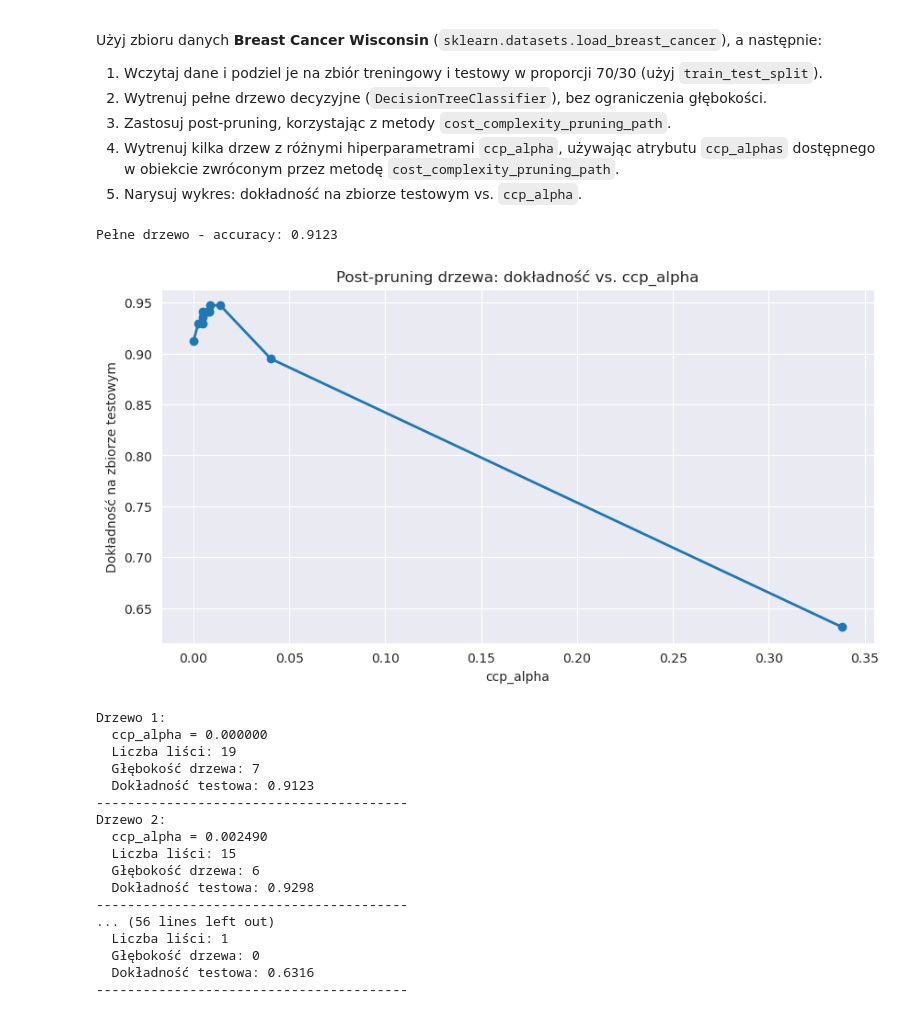
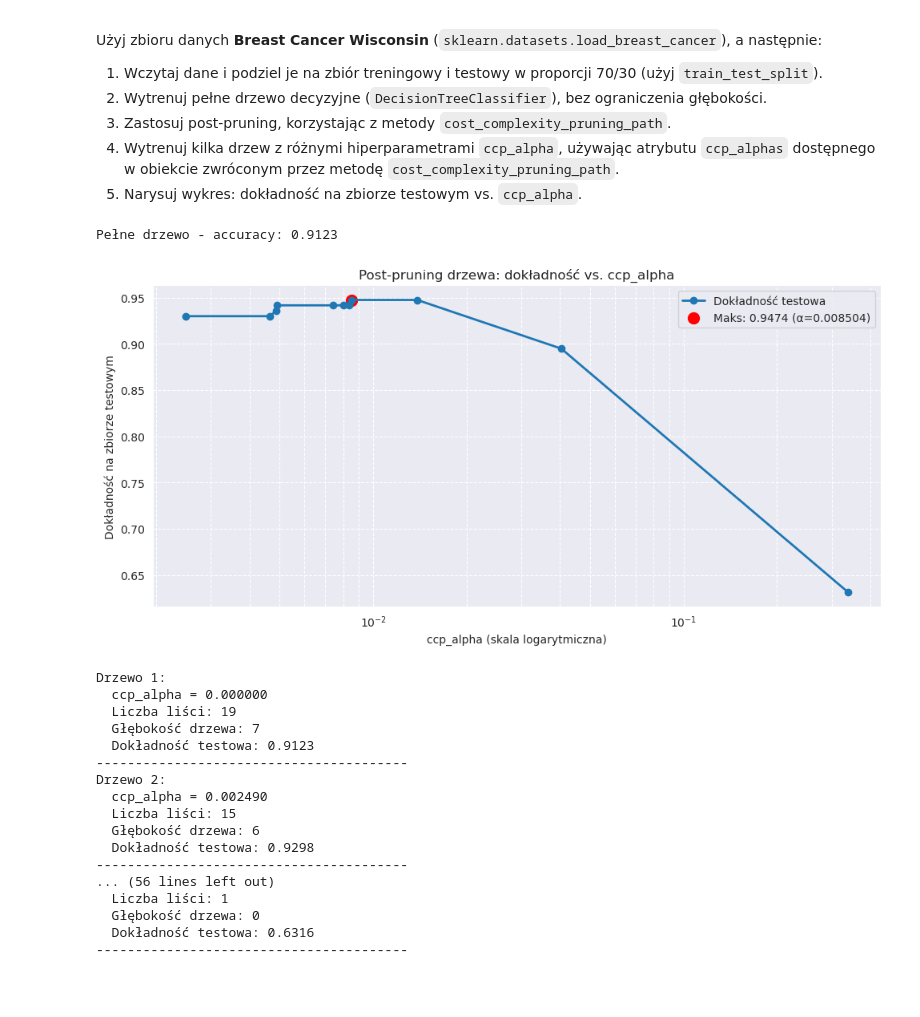
Before and after one commit to FBI223/PSI_BACA, a Jupyter notebook: notebooki/AD_Z9.ipynb, the cells around one changed output. Drawn from its saved outputs; the diff is of its cells as text; code cells hidden in the pictures; blank space fills up the shorter version.

```diff
--- a/notebooki/AD_Z9.ipynb
+++ b/notebooki/AD_Z9.ipynb
@@ -365,37 +365,76 @@ for alpha in ccp_alphas:
     clfs.append(clf)
 
 test_scores = [accuracy_score(y_test, clf.predict(X_test)) for clf in clfs]
 
+
+
+
+
+
+# Filtruj wartości > 0
+ccp_alphas_nonzero = np.array(ccp_alphas)[1:]
+test_scores_nonzero = test_scores[1:]
+
+best_index = np.argmax(test_scores_nonzero)
+best_alpha = ccp_alphas_nonzero[best_index]
+best_score = test_scores_nonzero[best_index]
+
 plt.figure(figsize=(10, 5))
-plt.plot(ccp_alphas, test_scores, marker='o', linewidth=2)
-plt.xlabel("ccp_alpha")
+plt.plot(ccp_alphas_nonzero, test_scores_nonzero, marker='o', linewidth=2, label='Dokładność testowa')
+plt.scatter(best_alpha, best_score, color='red', s=100, label=f'Maks: {best_score:.4f} (α={best_alpha:.6f})')
+plt.xscale('log')
+plt.xlabel("ccp_alpha (skala logarytmiczna)")
 plt.ylabel("Dokładność na zbiorze testowym")
 plt.title("Post-pruning drzewa: dokładność vs. ccp_alpha")
-plt.grid(True)
+plt.legend()
+plt.grid(True, which='both', linestyle='--')
+plt.tight_layout()
 plt.show()
+
+
+
 
 for i, clf in enumerate(clfs):
     print(f"Drzewo {i + 1}:")
     print(f"  ccp_alpha = {ccp_alphas[i]:.6f}")
     print(f"  Liczba liści: {clf.get_n_leaves()}")
     print(f"  Głębokość drzewa: {clf.get_depth()}")
     print(f"  Dokładność testowa: {test_scores[i]:.4f}")
     print("-" * 40)
 
 
 
 num_leaves = [clf.get_n_leaves() for clf in clfs]
 
 plt.figure(figsize=(10, 5))
 plt.plot(ccp_alphas, num_leaves, marker='o')
 plt.xlabel("ccp_alpha")
 plt.ylabel("Liczba liści")
 plt.title("Liczba liści vs. ccp_alpha (złożoność drzewa)")
 plt.grid(True)
 plt.show()
+
+
+depths = [clf.get_depth() for clf in clfs]
+
+plt.figure(figsize=(10, 5))
+plt.plot(ccp_alphas, depths, marker='o')
+plt.xlabel("ccp_alpha")
+plt.ylabel("Głębokość drzewa")
+plt.title("Głębokość drzewa vs. ccp_alpha")
+plt.grid(True)
+plt.show()
+
+
+
+
+# Znajdź maksymalną dokładność i odpowiadające jej ccp_alpha
+best_index = np.argmax(test_scores)
+best_alpha = ccp_alphas[best_index]
+best_score = test_scores[best_index]
 # %% [output]
 Pełne drzewo - accuracy: 0.9123
-[figure, old version]
+[figure, new version]
 Drzewo 1:
   ccp_alpha = 0.000000
   Liczba liści: 19
```
Also changed, not shown: parts of 1 cell of this notebook.
